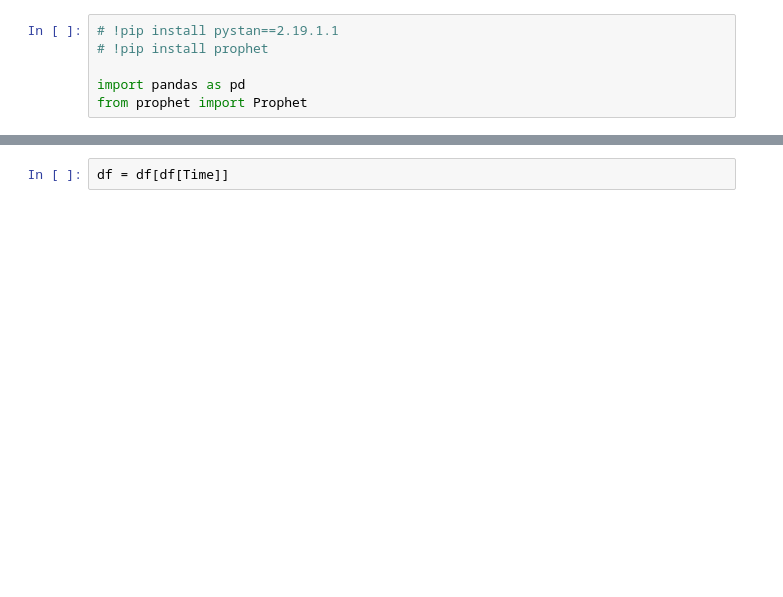
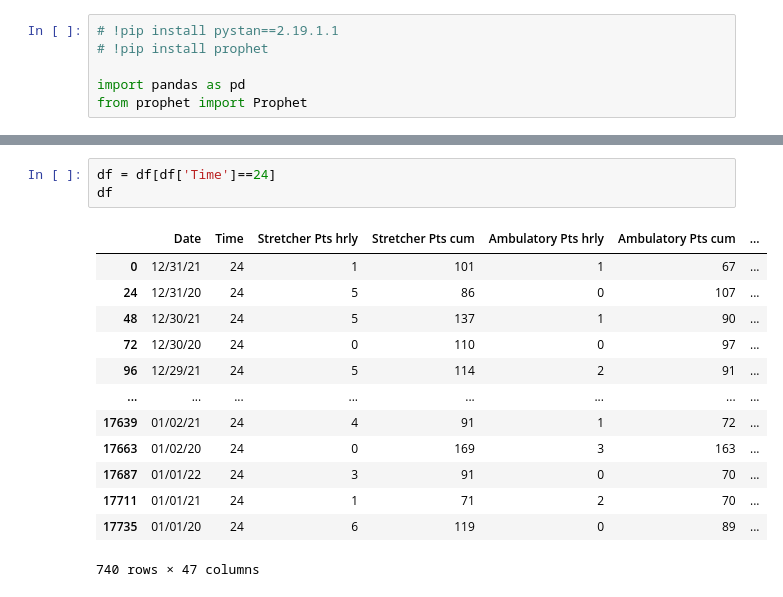
Before and after one commit to drdevinhopkins/hourly-report, a Jupyter notebook: notebooks/daily-visit-forecast.ipynb, the cells around one changed output, grey strips where cells are left out. Saved outputs shown, nothing was run; the diff lists cells and outputs as text; blank space fills up the shorter version.

```diff
--- a/notebooks/daily-visit-forecast.ipynb
+++ b/notebooks/daily-visit-forecast.ipynb
@@ -25,2 +19,17 @@ df
 # %%
-df = df[df[Time]]
+df = df[df['Time']==24]
+df
+# %% [output]
+|  | Date | Time | Stretcher Pts hrly | Stretcher Pts cum | Ambulatory Pts hrly | Ambulatory Pts cum | ... |
+| 0 | 12/31/21 | 24 | 1 | 101 | 1 | 67 | ... |
+| 24 | 12/31/20 | 24 | 5 | 86 | 0 | 107 | ... |
+| 48 | 12/30/21 | 24 | 5 | 137 | 1 | 90 | ... |
+| 72 | 12/30/20 | 24 | 0 | 110 | 0 | 97 | ... |
+| 96 | 12/29/21 | 24 | 5 | 114 | 2 | 91 | ... |
+| ... | ... | ... | ... | ... | ... | ... | ... |
+| 17639 | 01/02/21 | 24 | 4 | 91 | 1 | 72 | ... |
+| 17663 | 01/02/20 | 24 | 0 | 169 | 3 | 163 | ... |
+| 17687 | 01/01/22 | 24 | 3 | 91 | 0 | 70 | ... |
+| 17711 | 01/01/21 | 24 | 1 | 71 | 2 | 70 | ... |
+| 17735 | 01/01/20 | 24 | 6 | 119 | 0 | 89 | ... |
+740 rows × 47 columns
```
Also changed, not shown: parts of 13 cells of this notebook, 1 other file.
